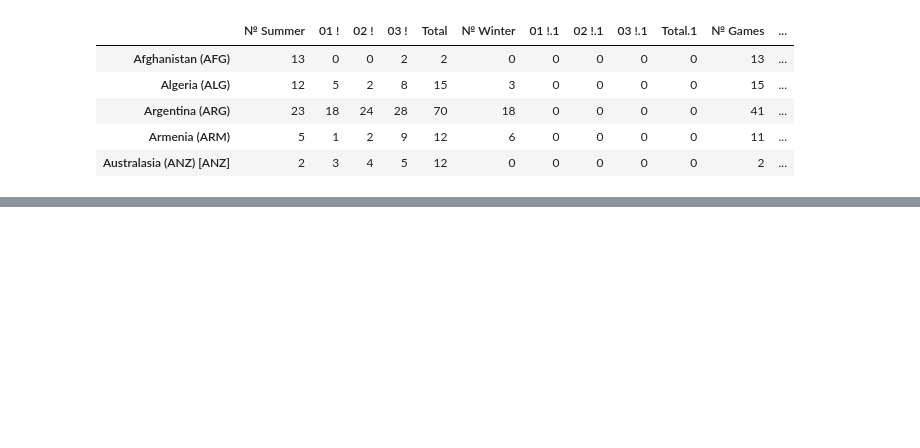
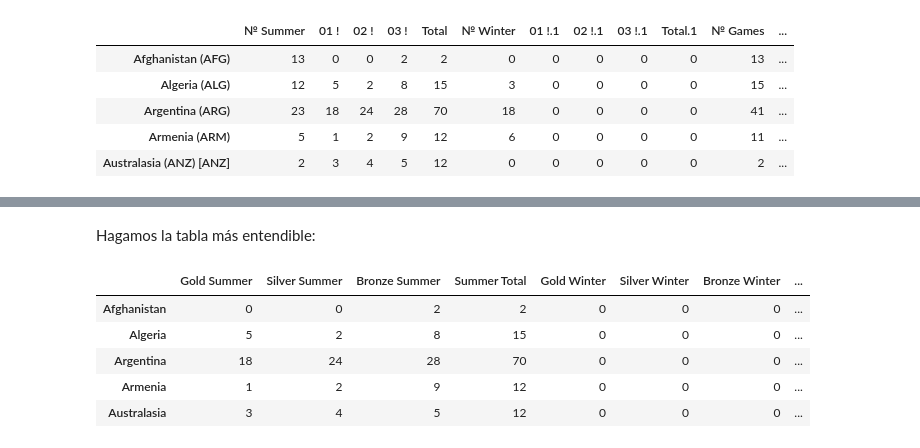
Before and after one commit to j-luisrd/Programaci-n, a Jupyter notebook: MM/Tareas/Taller_final/Taller_final.ipynb, the cells around one changed output, grey strips where cells are left out. Saved outputs shown, nothing was run; the diff lists cells and outputs as text; code cells hidden in the pictures; blank space fills up the shorter version.

```diff
--- a/MM/Tareas/Taller_final/Taller_final.ipynb
+++ b/MM/Tareas/Taller_final/Taller_final.ipynb
@@ -60,0 +31,18 @@ tab.head()
+# %% [markdown]
+Hagamos la tabla más entendible:
+# %%
+tab=tab.drop('Totals')
+tab=tab.drop(columns=[tab.columns[0],tab.columns[5],tab.columns[10]])
+cols=['Gold Summer','Silver Summer','Bronze Summer','Summer Total','Gold Winter','Silver Winter','Bronze Winter','Winter Total','Gold Total','Silver Total','Bronze Total']
+for i in range(11):
+    tab.rename(columns={tab.columns[i]:cols[i]}, inplace=True)
+nam=tab.index.str.split('\s\(')
+tab.index = nam.str[0]
+tab.head()
+# %% [output]
+|  | Gold Summer | Silver Summer | Bronze Summer | Summer Total | Gold Winter | Silver Winter | Bronze Winter | ... |
+| Afghanistan | 0 | 0 | 2 | 2 | 0 | 0 | 0 | ... |
+| Algeria | 5 | 2 | 8 | 15 | 0 | 0 | 0 | ... |
+| Argentina | 18 | 24 | 28 | 70 | 0 | 0 | 0 | ... |
+| Armenia | 1 | 2 | 9 | 12 | 0 | 0 | 0 | ... |
+| Australasia | 3 | 4 | 5 | 12 | 0 | 0 | 0 | ... |
```
Also changed, not shown: parts of 49 cells of this notebook, 3 other files.
